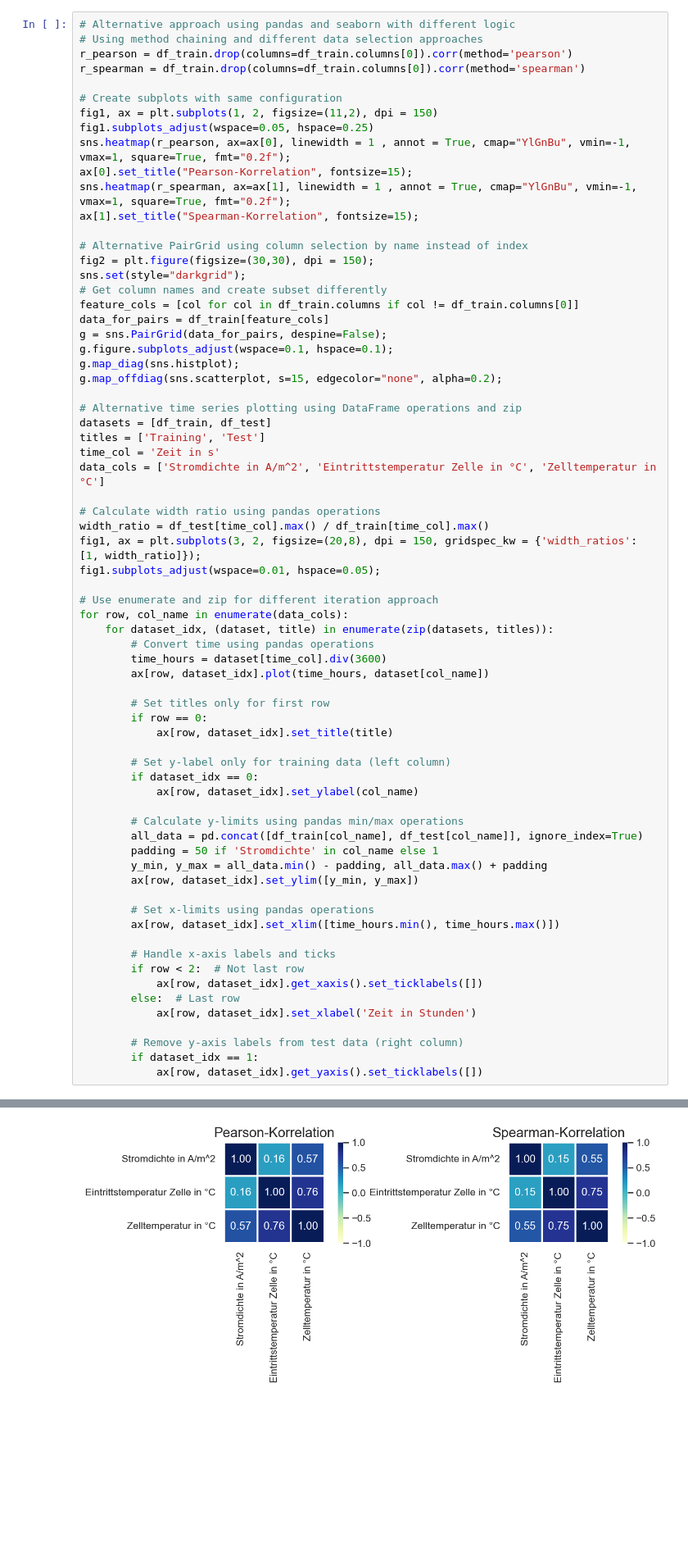
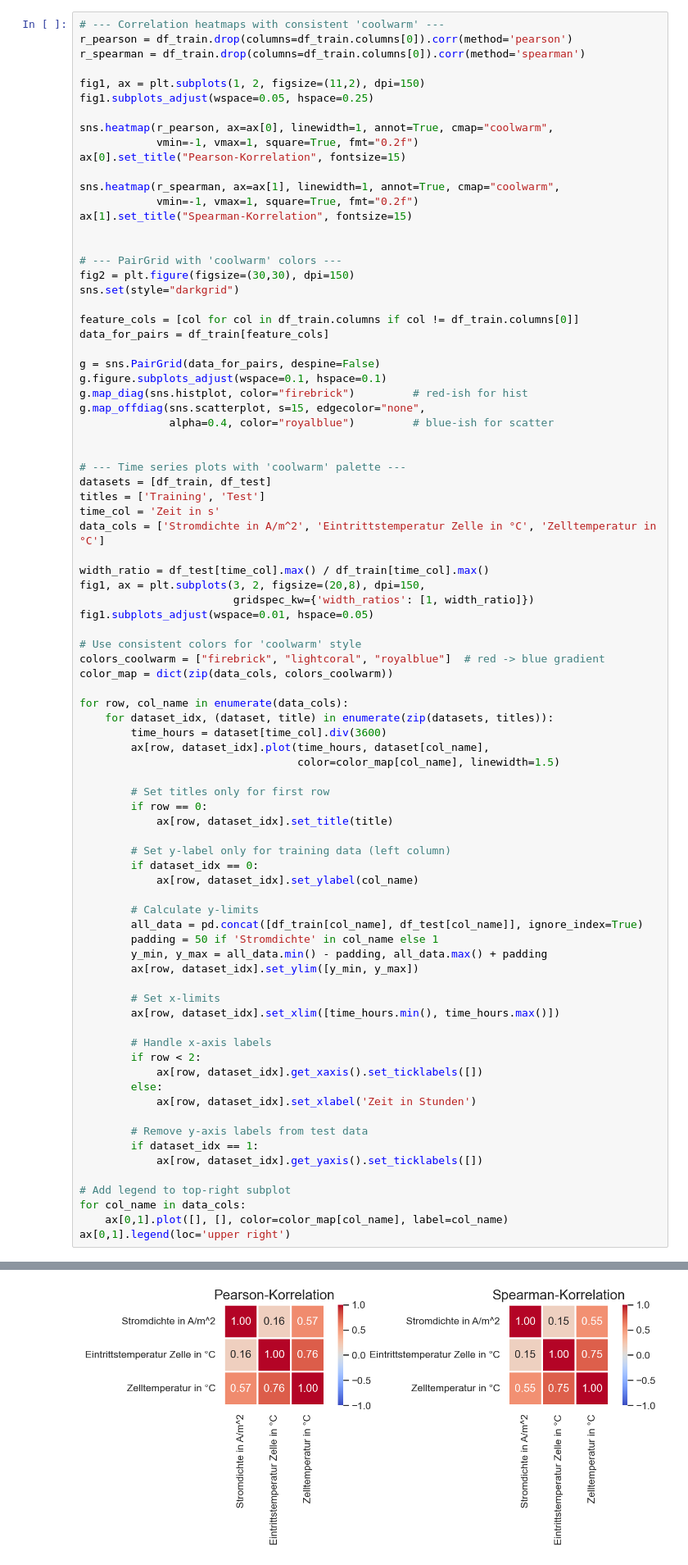
Before and after one commit to hariharan14-bit/Data_science_for_process_engineering, a Jupyter notebook: Exercise/Task 2 .ipynb, the cells around one changed output, grey strips where cells are left out. Shown at 82% size. Saved outputs shown, nothing was run; the diff lists cells and outputs as text; blank space fills up the shorter version.

```diff
--- a/Exercise/Task 2 .ipynb
+++ b/Exercise/Task 2 .ipynb
@@ -60,47 +63,56 @@ Preview of Training Data (last 5 rows):
     289900                  5515                        70.227719             85.497274
     290000                  5515                        78.007436             85.491274
 # %%
-# Alternative approach using pandas and seaborn with different logic
-# Using method chaining and different data selection approaches
+# --- Correlation heatmaps with consistent 'coolwarm' ---
 r_pearson = df_train.drop(columns=df_train.columns[0]).corr(method='pearson')
 r_spearman = df_train.drop(columns=df_train.columns[0]).corr(method='spearman')
 
-# Create subplots with same configuration
-fig1, ax = plt.subplots(1, 2, figsize=(11,2), dpi = 150)
+fig1, ax = plt.subplots(1, 2, figsize=(11,2), dpi=150)
 fig1.subplots_adjust(wspace=0.05, hspace=0.25)
-sns.heatmap(r_pearson, ax=ax[0], linewidth = 1 , annot = True, cmap="YlGnBu", vmin=-1, vmax=1, square=True, fmt="0.2f");
-ax[0].set_title("Pearson-Korrelation", fontsize=15);
-sns.heatmap(r_spearman, ax=ax[1], linewidth = 1 , annot = True, cmap="YlGnBu", vmin=-1, vmax=1, square=True, fmt="0.2f");
-ax[1].set_title("Spearman-Korrelation", fontsize=15);
 
-# Alternative PairGrid using column selection by name instead of index
-fig2 = plt.figure(figsize=(30,30), dpi = 150);
-sns.set(style="darkgrid");
-# Get column names and create subset differently
+sns.heatmap(r_pearson, ax=ax[0], linewidth=1, annot=True, cmap="coolwarm",
+            vmin=-1, vmax=1, square=True, fmt="0.2f")
+ax[0].set_title("Pearson-Korrelation", fontsize=15)
+
+sns.heatmap(r_spearman, ax=ax[1], linewidth=1, annot=True, cmap="coolwarm",
+            vmin=-1, vmax=1, square=True, fmt="0.2f")
+ax[1].set_title("Spearman-Korrelation", fontsize=15)
+
+
+# --- PairGrid with 'coolwarm' colors ---
+fig2 = plt.figure(figsize=(30,30), dpi=150)
+sns.set(style="darkgrid")
+
 feature_cols = [col for col in df_train.columns if col != df_train.columns[0]]
 data_for_pairs = df_train[feature_cols]
-g = sns.PairGrid(data_for_pairs, despine=False);
-g.figure.subplots_adjust(wspace=0.1, hspace=0.1);
-g.map_diag(sns.histplot);
-g.map_offdiag(sns.scatterplot, s=15, edgecolor="none", alpha=0.2);
 
-# Alternative time series plotting using DataFrame operations and zip
+g = sns.PairGrid(data_for_pairs, despine=False)
+g.figure.subplots_adjust(wspace=0.1, hspace=0.1)
+g.map_diag(sns.histplot, color="firebrick")         # red-ish for hist
+g.map_offdiag(sns.scatterplot, s=15, edgecolor="none",
+              alpha=0.4, color="royalblue")         # blue-ish for scatter
+
+
+# --- Time series plots with 'coolwarm' palette ---
 datasets = [df_train, df_test]
 titles = ['Training', 'Test']
 time_col = 'Zeit in s'
 data_cols = ['Stromdichte in A/m^2', 'Eintrittstemperatur Zelle in °C', 'Zelltemperatur in °C']
 
-# Calculate width ratio using pandas operations
 width_ratio = df_test[time_col].max() / df_train[time_col].max()
-fig1, ax = plt.subplots(3, 2, figsize=(20,8), dpi = 150, gridspec_kw = {'width_ratios': [1, width_ratio]});
-fig1.subplots_adjust(wspace=0.01, hspace=0.05);
+fig1, ax = plt.subplots(3, 2, figsize=(20,8), dpi=150,
+                        gridspec_kw={'width_ratios': [1, width_ratio]})
+fig1.subplots_adjust(wspace=0.01, hspace=0.05)
 
-# Use enumerate and zip for different iteration approach
+# Use consistent colors for 'coolwarm' style
+colors_coolwarm = ["firebrick", "lightcoral", "royalblue"]  # red -> blue gradient
+color_map = dict(zip(data_cols, colors_coolwarm))
+
 for row, col_name in enumerate(data_cols):
     for dataset_idx, (dataset, title) in enumerate(zip(datasets, titles)):
-        # Convert time using pandas operations
         time_hours = dataset[time_col].div(3600)
-        ax[row, dataset_idx].plot(time_hours, dataset[col_name])
+        ax[row, dataset_idx].plot(time_hours, dataset[col_name],
+                                  color=color_map[col_name], linewidth=1.5)
 
         # Set titles only for first row
         if row == 0:
@@ -110,22 +122,27 @@ for row, col_name in enumerate(data_cols):
         if dataset_idx == 0:
             ax[row, dataset_idx].set_ylabel(col_name)
 
-        # Calculate y-limits using pandas min/max operations
+        # Calculate y-limits
         all_data = pd.concat([df_train[col_name], df_test[col_name]], ignore_index=True)
         padding = 50 if 'Stromdichte' in col_name else 1
         y_min, y_max = all_data.min() - padding, all_data.max() + padding
         ax[row, dataset_idx].set_ylim([y_min, y_max])
 
-        # Set x-limits using pandas operations
+        # Set x-limits
         ax[row, dataset_idx].set_xlim([time_hours.min(), time_hours.max()])
 
-        # Handle x-axis labels and ticks
-        if row < 2:  # Not last row
+        # Handle x-axis labels
+        if row < 2:
             ax[row, dataset_idx].get_xaxis().set_ticklabels([])
-        else:  # Last row
+        else:
             ax[row, dataset_idx].set_xlabel('Zeit in Stunden')
 
-        # Remove y-axis labels from test data (right column)
+        # Remove y-axis labels from test data
         if dataset_idx == 1:
             ax[row, dataset_idx].get_yaxis().set_ticklabels([])
+
+# Add legend to top-right subplot
+for col_name in data_cols:
+    ax[0,1].plot([], [], color=color_map[col_name], label=col_name)
+ax[0,1].legend(loc='upper right')
 # %% [output]
@@ -132 +150 @@ for row, col_name in enumerate(data_cols):
-[figure, old version]
+[figure, new version]
```
Also changed, not shown: parts of 4 cells of this notebook.
